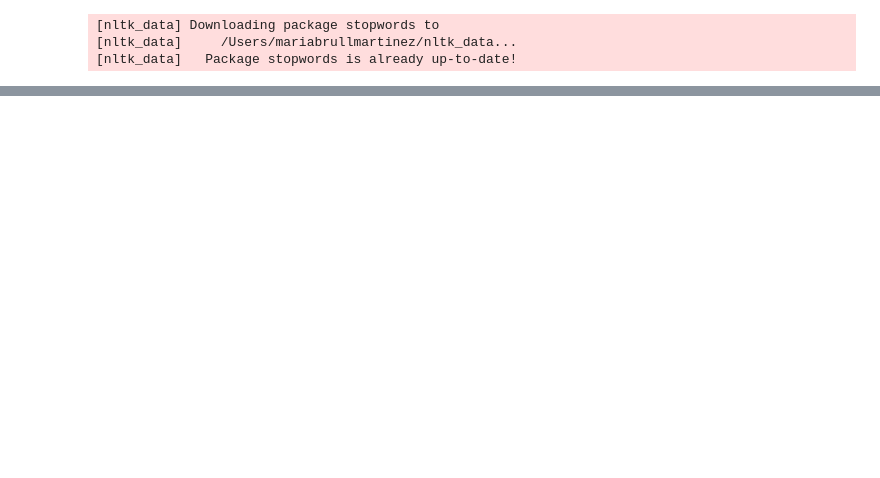
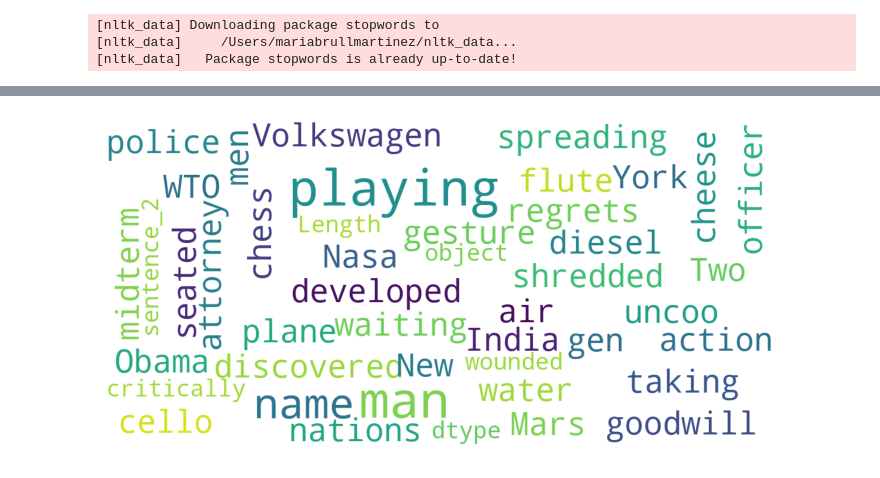
Before and after one commit to mbrull153/EDA-nlp-tfm, a Jupyter notebook: Sts-benchmark.ipynb, the cells around one changed output, grey strips where cells are left out. Saved outputs shown, nothing was run; the diff lists cells and outputs as text; code cells hidden in the pictures; blank space fills up the shorter version.

```diff
--- a/Sts-benchmark.ipynb
+++ b/Sts-benchmark.ipynb
@@ -51,7 +127,7 @@ Average lenght of sentences_2 : 57.38344417220861
 # %%
 import nltk
 nltk.download('stopwords')
-#stop=set(stopwords.words('english'))
+stop_words = nltk.corpus.stopwords.words("english")
 # %% [output]
 [nltk_data] Downloading package stopwords to
 [nltk_data]     /Users/mariabrullmartinez/nltk_data...
@@ -58,0 +199,20 @@ nltk.download('stopwords')
+# %%
+def get_word_cloud(data):
+    stop_words = nltk.corpus.stopwords.words("english")
+
+    word_cloud = WordCloud(
+        background_color='white',
+        stopwords=stop_words,
+        max_font_size=30,
+        scale=3,
+        random_state=1)
+
+    word_cloud=word_cloud.generate(str(data))
+    fig = plt.figure(1, figsize=(12, 12))
+    plt.axis('off')
+    plt.imshow(word_cloud)
+    plt.show()
+# %%
+get_word_cloud(df['sentence_2'])
+# %% [output]
+[figure, added]
```
Also changed, not shown: parts of 21 cells of this notebook.
